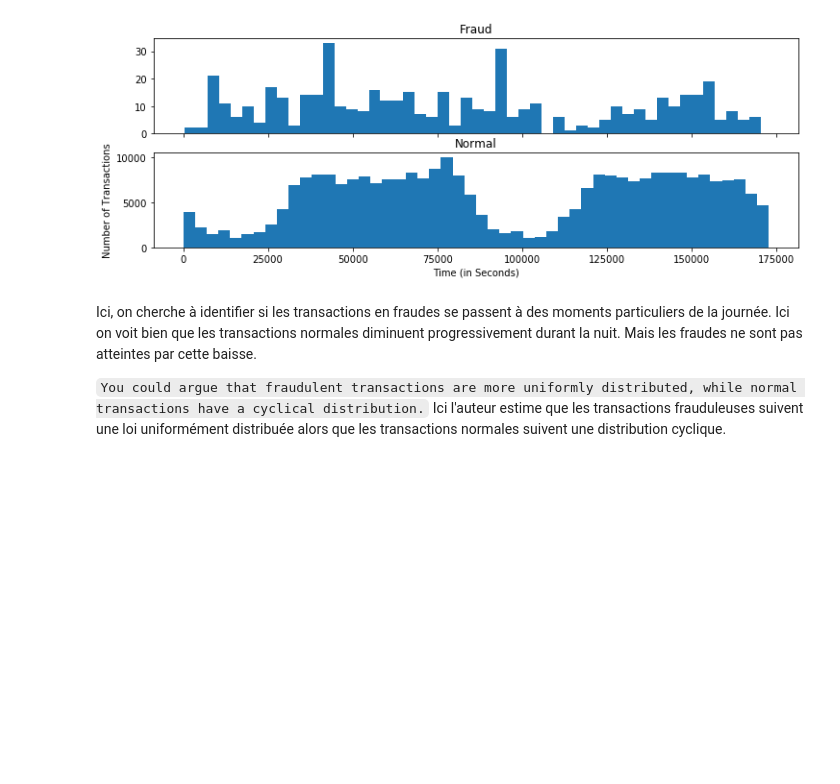
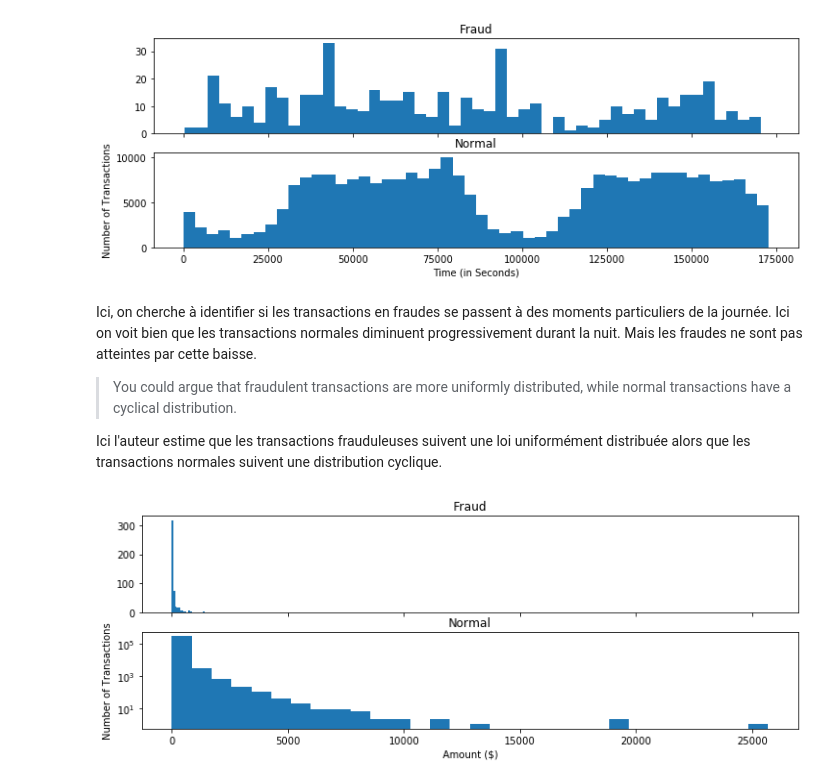
Before and after one commit to atthom/SD_Credit-Card-Fraud-Challenge, a Jupyter notebook: Credit Card Fraud Challenge.ipynb, the cells around one changed output. Drawn from its saved outputs; the diff is of its cells as text; code cells hidden in the pictures; blank space fills up the shorter version.

```diff
--- a/Credit Card Fraud Challenge.ipynb
+++ b/Credit Card Fraud Challenge.ipynb
@@ -112,5 +114,23 @@ plt.show()
 # %% [markdown]
 Ici, on cherche à identifier si les transactions en fraudes se passent à des moments particuliers de la journée. Ici on voit bien que les transactions normales diminuent progressivement durant la nuit. Mais les fraudes ne sont pas atteintes par cette baisse.
 
-`You could argue that fraudulent transactions are more uniformly distributed, while normal transactions have a cyclical distribution.`
+> You could argue that fraudulent transactions are more uniformly distributed, while normal transactions have a cyclical distribution.
+
 Ici l'auteur estime que les transactions frauduleuses suivent une loi uniformément distribuée alors que les transactions normales suivent une distribution cyclique.
+# %%
+f, (ax1, ax2) = plt.subplots(2, 1, sharex=True, figsize=(12,4))
+
+bins = 30
+
+ax1.hist(df.Amount[df.Class == 1], bins = bins)
+ax1.set_title('Fraud')
+
+ax2.hist(df.Amount[df.Class == 0], bins = bins)
+ax2.set_title('Normal')
+
+plt.xlabel('Amount ($)')
+plt.ylabel('Number of Transactions')
+plt.yscale('log')
+plt.show()
+# %% [output]
+[figure, added]
```
Also changed, not shown: parts of 6 cells of this notebook, 1 other file.
